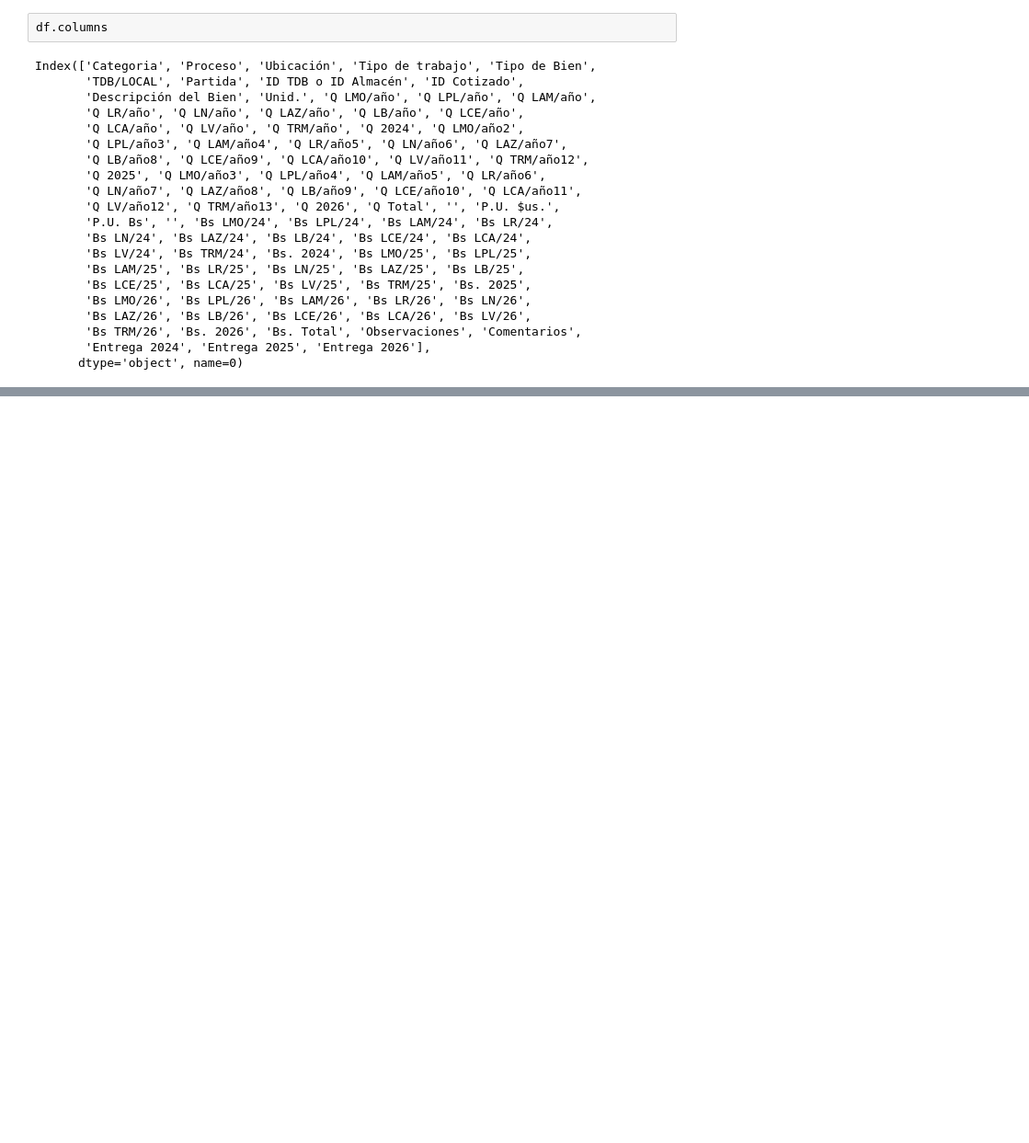
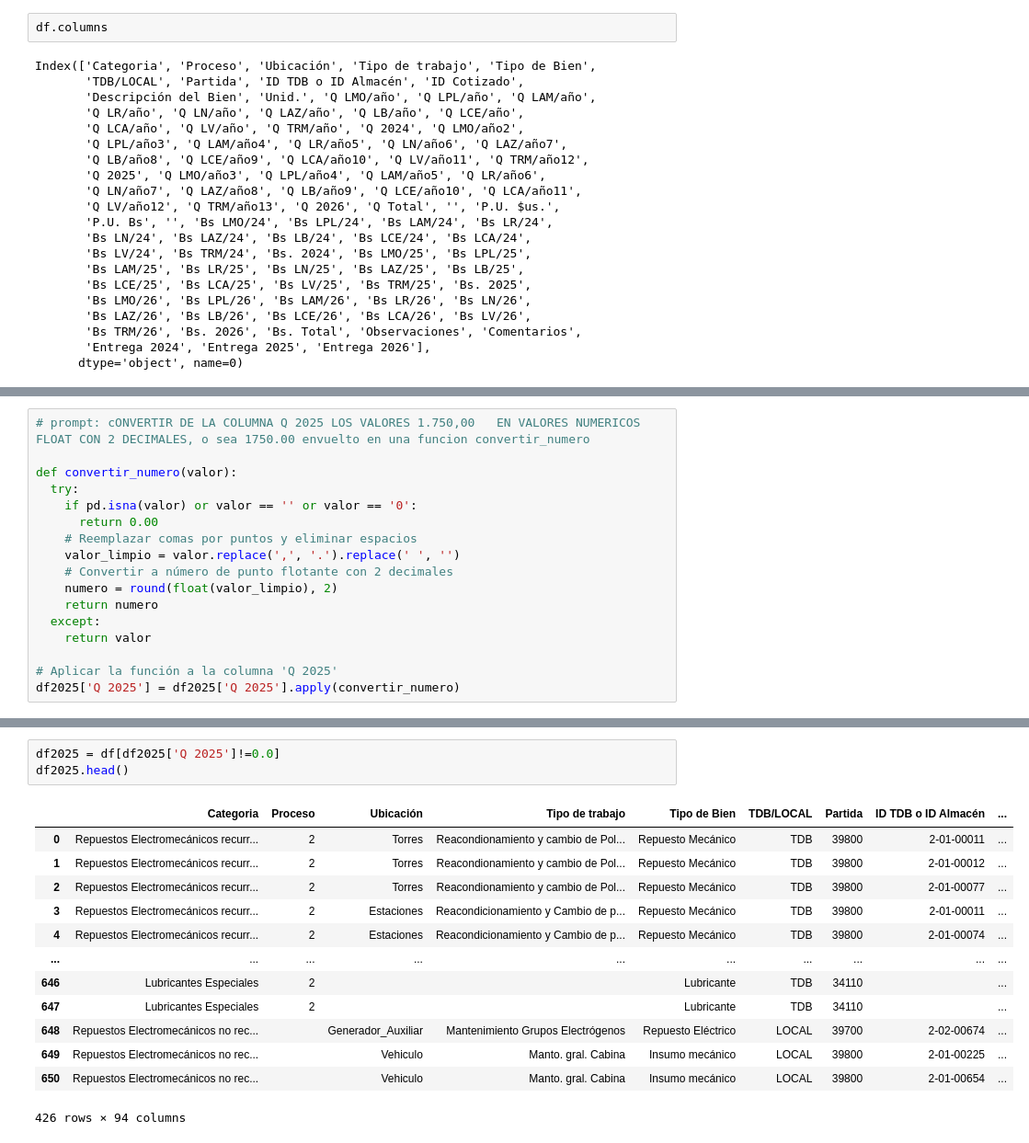
Before and after one commit to raulink/jupyter-etcmt, a Jupyter notebook: Pedido2025.ipynb, the cells around one changed output, grey strips where cells are left out. Shown at 92% size. Cells and saved outputs as stored; diff of their text form; blank space fills up the shorter version.

```diff
--- a/Pedido2025.ipynb
+++ b/Pedido2025.ipynb
@@ -104,0 +95,17 @@ df_criticidad = obtener_hoja_de_calculo("https://docs.google.com/spreadsheets/d/
+# %%
+# prompt: cONVERTIR DE LA COLUMNA Q 2025 LOS VALORES 1.750,00	EN VALORES NUMERICOS FLOAT CON 2 DECIMALES, o sea 1750.00 envuelto en una funcion convertir_numero
+
+def convertir_numero(valor):
+  try:
+    if pd.isna(valor) or valor == '' or valor == '0':
+      return 0.00
+    # Reemplazar comas por puntos y eliminar espacios
+    valor_limpio = valor.replace(',', '.').replace(' ', '')
+    # Convertir a número de punto flotante con 2 decimales
+    numero = round(float(valor_limpio), 2)
+    return numero
+  except:
+    return valor
+
+# Aplicar la función a la columna 'Q 2025'
+df2025['Q 2025'] = df2025['Q 2025'].apply(convertir_numero)
@@ -104,0 +132,17 @@ df_criticidad = obtener_hoja_de_calculo("https://docs.google.com/spreadsheets/d/
+# %%
+df2025 = df[df2025['Q 2025']!=0.0]
+df2025.head()
+# %% [output]
+|  | Categoria | Proceso | Ubicación | Tipo de trabajo | Tipo de Bien | TDB/LOCAL | Partida | ID TDB o ID Almacén | ... |
+| 0 | Repuestos Electromecánicos recurr... | 2 | Torres | Reacondionamiento y cambio de Pol... | Repuesto Mecánico | TDB | 39800 | 2-01-00011 | ... |
+| 1 | Repuestos Electromecánicos recurr... | 2 | Torres | Reacondionamiento y cambio de Pol... | Repuesto Mecánico | TDB | 39800 | 2-01-00012 | ... |
+| 2 | Repuestos Electromecánicos recurr... | 2 | Torres | Reacondionamiento y cambio de Pol... | Repuesto Mecánico | TDB | 39800 | 2-01-00077 | ... |
+| 3 | Repuestos Electromecánicos recurr... | 2 | Estaciones | Reacondicionamiento y Cambio de p... | Repuesto Mecánico | TDB | 39800 | 2-01-00011 | ... |
+| 4 | Repuestos Electromecánicos recurr... | 2 | Estaciones | Reacondicionamiento y Cambio de p... | Repuesto Mecánico | TDB | 39800 | 2-01-00074 | ... |
+| ... | ... | ... | ... | ... | ... | ... | ... | ... | ... |
+| 646 | Lubricantes Especiales | 2 |  |  | Lubricante | TDB | 34110 |  | ... |
+| 647 | Lubricantes Especiales | 2 |  |  | Lubricante | TDB | 34110 |  | ... |
+| 648 | Repuestos Electromecánicos no rec... |  | Generador_Auxiliar | Mantenimiento Grupos Electrógenos | Repuesto Eléctrico | LOCAL | 39700 | 2-02-00674 | ... |
+| 649 | Repuestos Electromecánicos no rec... |  | Vehiculo | Manto. gral. Cabina | Insumo mecánico | LOCAL | 39800 | 2-01-00225 | ... |
+| 650 | Repuestos Electromecánicos no rec... |  | Vehiculo | Manto. gral. Cabina | Insumo mecánico | LOCAL | 39800 | 2-01-00654 | ... |
+426 rows × 94 columns
```
Also changed, not shown: parts of 3 cells of this notebook.
